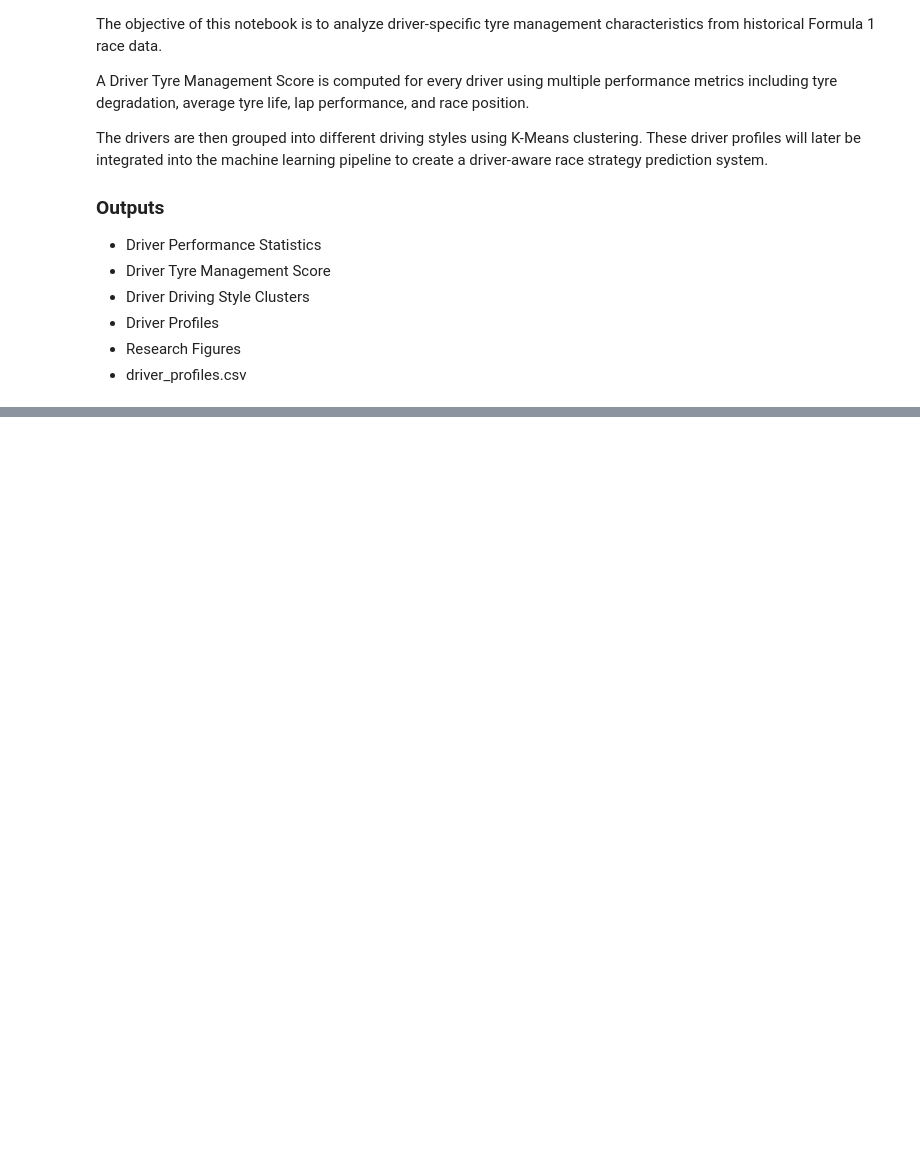
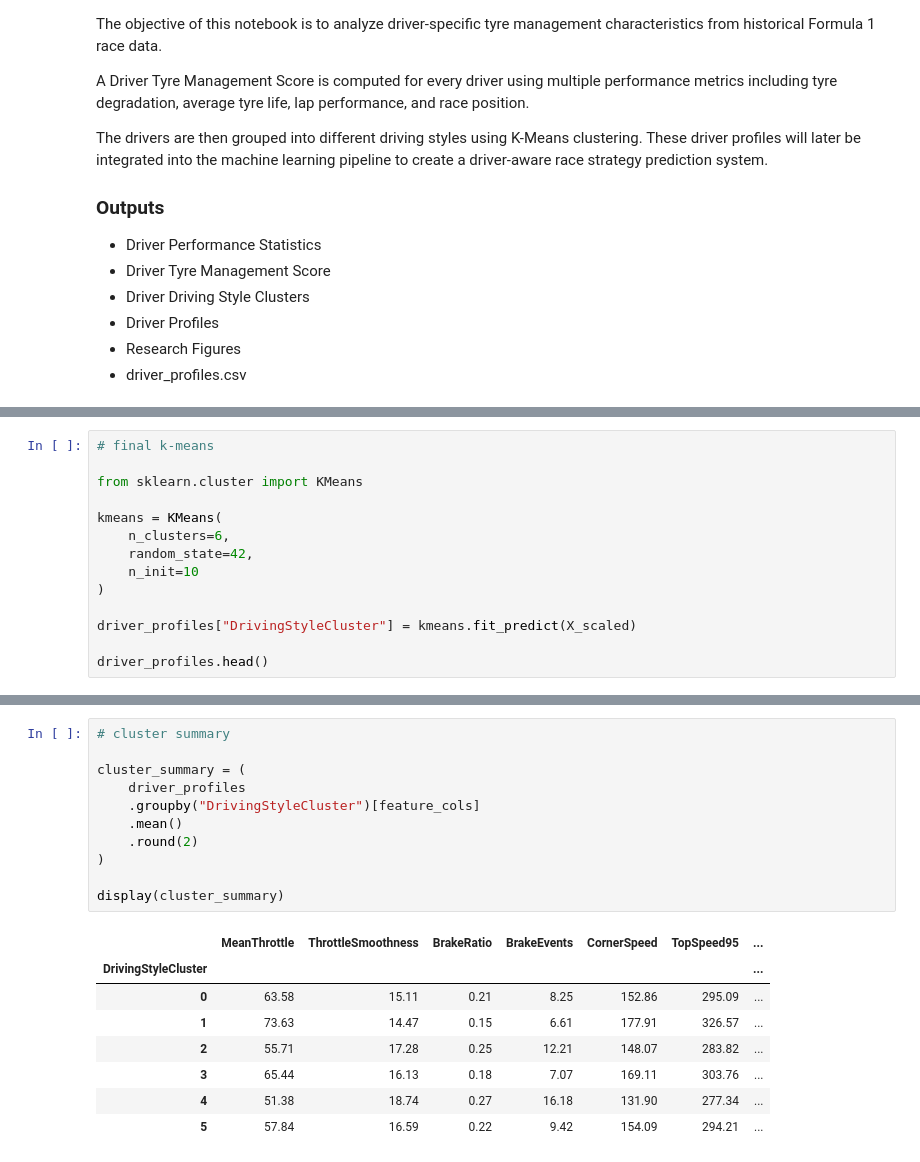
Before and after one commit to dealerrk/f1_ml_project, a Jupyter notebook: notebooks/08_driver_style_analysis.ipynb, the cells around one changed output, grey strips where cells are left out. Saved outputs shown, nothing was run; the diff lists cells and outputs as text; blank space fills up the shorter version.

```diff
--- a/notebooks/08_driver_style_analysis.ipynb
+++ b/notebooks/08_driver_style_analysis.ipynb
@@ -659,0 +494,14 @@ driver_profiles[[
+# %%
+# final k-means
+
+from sklearn.cluster import KMeans
+
+kmeans = KMeans(
+    n_clusters=6,
+    random_state=42,
+    n_init=10
+)
+
+driver_profiles["DrivingStyleCluster"] = kmeans.fit_predict(X_scaled)
+
+driver_profiles.head()
@@ -659,0 +515,20 @@ driver_profiles[[
+# %%
+# cluster summary
+
+cluster_summary = (
+    driver_profiles
+    .groupby("DrivingStyleCluster")[feature_cols]
+    .mean()
+    .round(2)
+)
+
+display(cluster_summary)
+# %% [output]
+|  | MeanThrottle | ThrottleSmoothness | BrakeRatio | BrakeEvents | CornerSpeed | TopSpeed95 | ... |
+| DrivingStyleCluster |  |  |  |  |  |  | ... |
+| 0 | 63.58 | 15.11 | 0.21 | 8.25 | 152.86 | 295.09 | ... |
+| 1 | 73.63 | 14.47 | 0.15 | 6.61 | 177.91 | 326.57 | ... |
+| 2 | 55.71 | 17.28 | 0.25 | 12.21 | 148.07 | 283.82 | ... |
+| 3 | 65.44 | 16.13 | 0.18 | 7.07 | 169.11 | 303.76 | ... |
+| 4 | 51.38 | 18.74 | 0.27 | 16.18 | 131.90 | 277.34 | ... |
+| 5 | 57.84 | 16.59 | 0.22 | 9.42 | 154.09 | 294.21 | ... |
```
Also changed, not shown: parts of 40 cells of this notebook, 1 other file.
